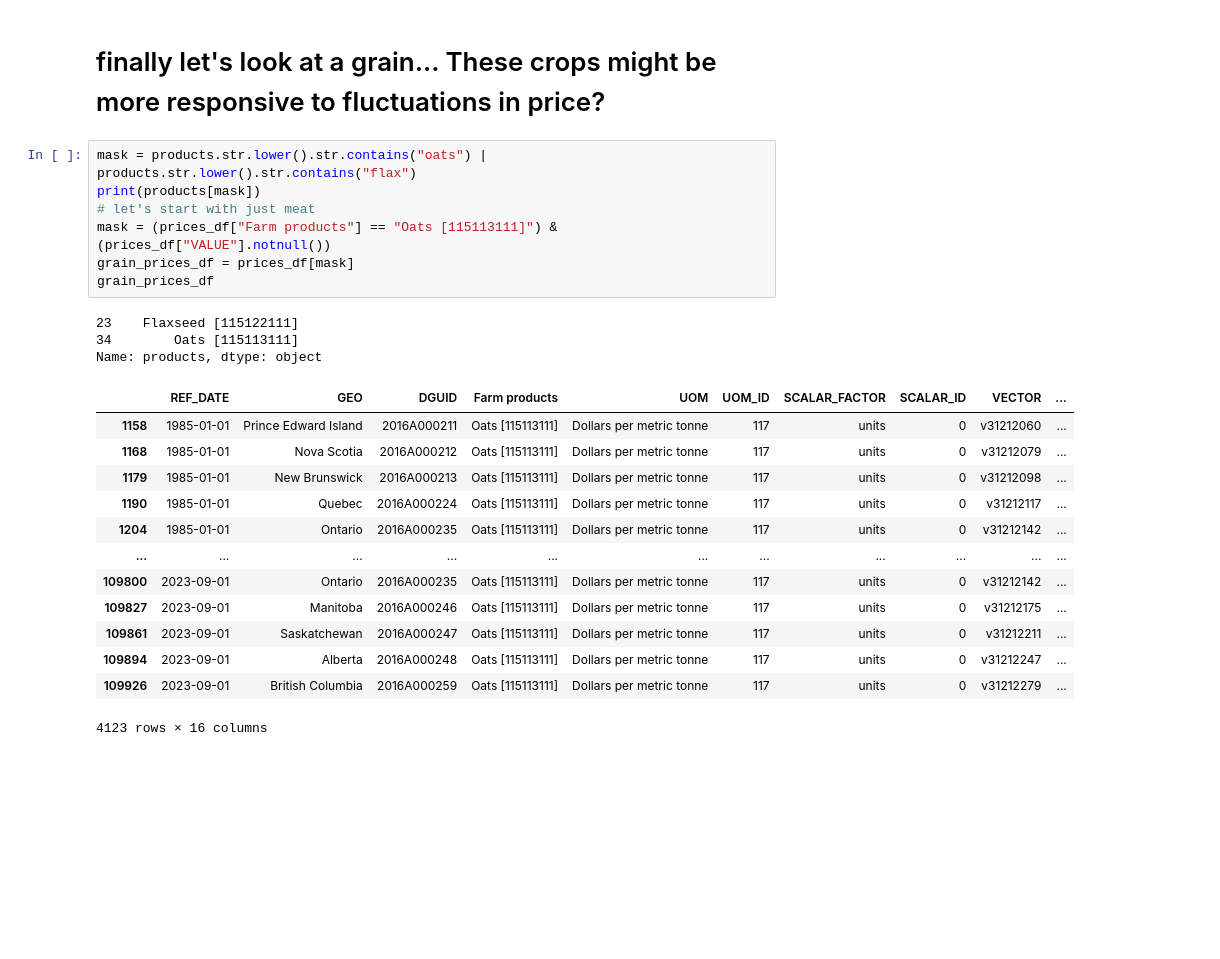
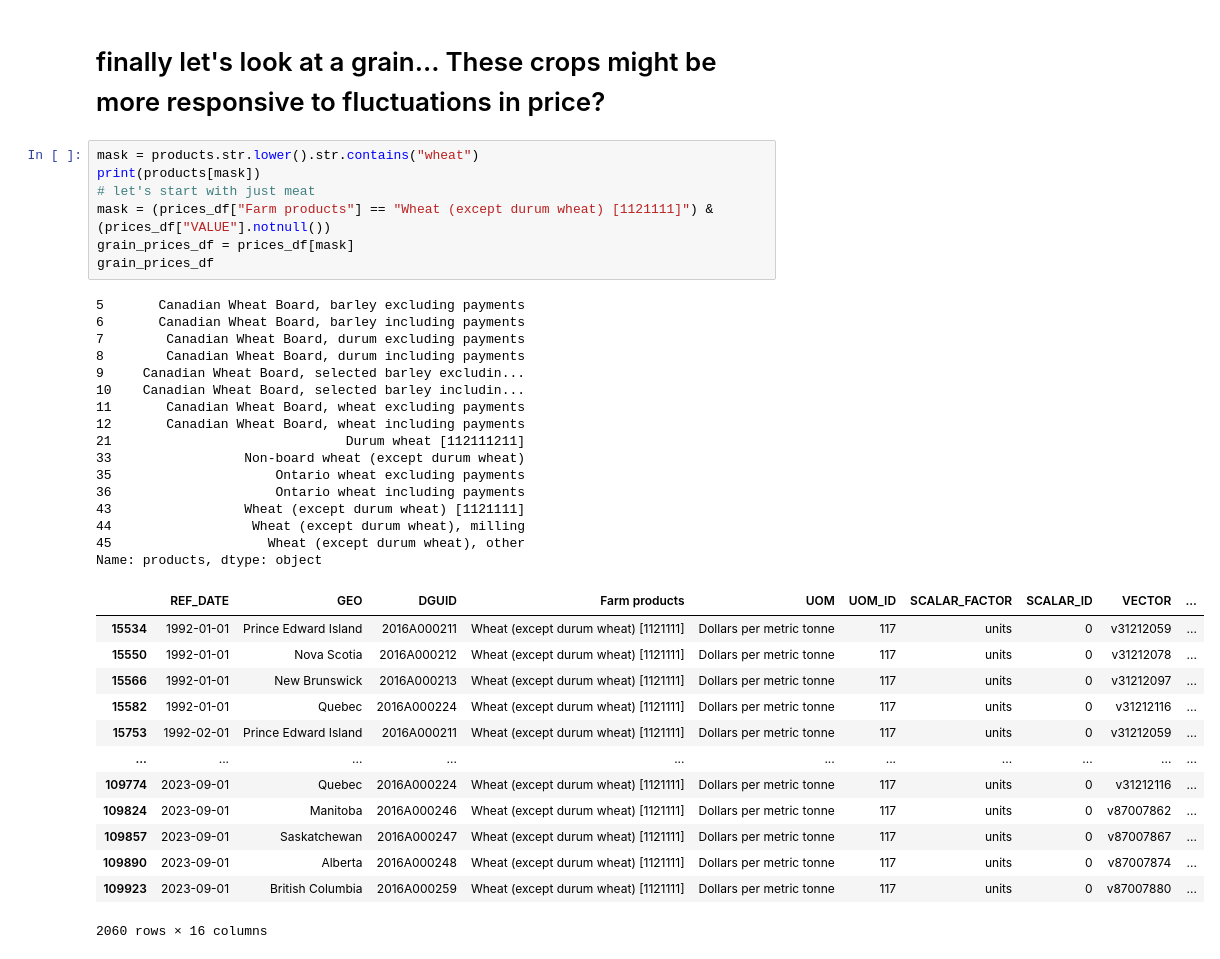
Before and after one commit to davjfish/WatspeedFoundationsGroupProject, a Jupyter notebook: david_scratch.ipynb, the cells around one changed output. Cells and saved outputs as stored; diff of their text form; blank space fills up the shorter version.

```diff
--- a/david_scratch.ipynb
+++ b/david_scratch.ipynb
@@ -444,27 +444,40 @@ sns.lmplot(data=final_df, x="prices", y="counts")
 # %% [markdown]
 # finally let's look at a grain... These crops might be more responsive to fluctuations in price?
 # %%
-mask = products.str.lower().str.contains("oats") | products.str.lower().str.contains("flax")
+mask = products.str.lower().str.contains("wheat")
 print(products[mask])
 # let's start with just meat
-mask = (prices_df["Farm products"] == "Oats [115113111]") & (prices_df["VALUE"].notnull())
+mask = (prices_df["Farm products"] == "Wheat (except durum wheat) [1121111]") & (prices_df["VALUE"].notnull())
 grain_prices_df = prices_df[mask]
 grain_prices_df
 # %% [output]
-23    Flaxseed [115122111]
-34        Oats [115113111]
+5       Canadian Wheat Board, barley excluding payments
+6       Canadian Wheat Board, barley including payments
+7        Canadian Wheat Board, durum excluding payments
+8        Canadian Wheat Board, durum including payments
+9     Canadian Wheat Board, selected barley excludin...
+10    Canadian Wheat Board, selected barley includin...
+11       Canadian Wheat Board, wheat excluding payments
+12       Canadian Wheat Board, wheat including payments
+21                              Durum wheat [112111211]
+33                 Non-board wheat (except durum wheat)
+35                     Ontario wheat excluding payments
+36                     Ontario wheat including payments
+43                 Wheat (except durum wheat) [1121111]
+44                  Wheat (except durum wheat), milling
+45                    Wheat (except durum wheat), other
 Name: products, dtype: object
 |  | REF_DATE | GEO | DGUID | Farm products | UOM | UOM_ID | SCALAR_FACTOR | SCALAR_ID | VECTOR | ... |
-| 1158 | 1985-01-01 | Prince Edward Island | 2016A000211 | Oats [115113111] | Dollars per metric tonne | 117 | units | 0 | v31212060 | ... |
-| 1168 | 1985-01-01 | Nova Scotia | 2016A000212 | Oats [115113111] | Dollars per metric tonne | 117 | units | 0 | v31212079 | ... |
-| 1179 | 1985-01-01 | New Brunswick | 2016A000213 | Oats [115113111] | Dollars per metric tonne | 117 | units | 0 | v31212098 | ... |
-| 1190 | 1985-01-01 | Quebec | 2016A000224 | Oats [115113111] | Dollars per metric tonne | 117 | units | 0 | v31212117 | ... |
-| 1204 | 1985-01-01 | Ontario | 2016A000235 | Oats [115113111] | Dollars per metric tonne | 117 | units | 0 | v31212142 | ... |
+| 15534 | 1992-01-01 | Prince Edward Island | 2016A000211 | Wheat (except durum wheat) [1121111] | Dollars per metric tonne | 117 | units | 0 | v31212059 | ... |
+| 15550 | 1992-01-01 | Nova Scotia | 2016A000212 | Wheat (except durum wheat) [1121111] | Dollars per metric tonne | 117 | units | 0 | v31212078 | ... |
+| 15566 | 1992-01-01 | New Brunswick | 2016A000213 | Wheat (except durum wheat) [1121111] | Dollars per metric tonne | 117 | units | 0 | v31212097 | ... |
+| 15582 | 1992-01-01 | Quebec | 2016A000224 | Wheat (except durum wheat) [1121111] | Dollars per metric tonne | 117 | units | 0 | v31212116 | ... |
+| 15753 | 1992-02-01 | Prince Edward Island | 2016A000211 | Wheat (except durum wheat) [1121111] | Dollars per metric tonne | 117 | units | 0 | v31212059 | ... |
 | ... | ... | ... | ... | ... | ... | ... | ... | ... | ... | ... |
-| 109800 | 2023-09-01 | Ontario | 2016A000235 | Oats [115113111] | Dollars per metric tonne | 117 | units | 0 | v31212142 | ... |
-| 109827 | 2023-09-01 | Manitoba | 2016A000246 | Oats [115113111] | Dollars per metric tonne | 117 | units | 0 | v31212175 | ... |
-| 109861 | 2023-09-01 | Saskatchewan | 2016A000247 | Oats [115113111] | Dollars per metric tonne | 117 | units | 0 | v31212211 | ... |
-| 109894 | 2023-09-01 | Alberta | 2016A000248 | Oats [115113111] | Dollars per metric tonne | 117 | units | 0 | v31212247 | ... |
-| 109926 | 2023-09-01 | British Columbia | 2016A000259 | Oats [115113111] | Dollars per metric tonne | 117 | units | 0 | v31212279 | ... |
+| 109774 | 2023-09-01 | Quebec | 2016A000224 | Wheat (except durum wheat) [1121111] | Dollars per metric tonne | 117 | units | 0 | v31212116 | ... |
+| 109824 | 2023-09-01 | Manitoba | 2016A000246 | Wheat (except durum wheat) [1121111] | Dollars per metric tonne | 117 | units | 0 | v87007862 | ... |
+| 109857 | 2023-09-01 | Saskatchewan | 2016A000247 | Wheat (except durum wheat) [1121111] | Dollars per metric tonne | 117 | units | 0 | v87007867 | ... |
+| 109890 | 2023-09-01 | Alberta | 2016A000248 | Wheat (except durum wheat) [1121111] | Dollars per metric tonne | 117 | units | 0 | v87007874 | ... |
+| 109923 | 2023-09-01 | British Columbia | 2016A000259 | Wheat (except durum wheat) [1121111] | Dollars per metric tonne | 117 | units | 0 | v87007880 | ... |
-4123 rows × 16 columns
+2060 rows × 16 columns
 # %%
```
Also changed, not shown: parts of 11 cells of this notebook.
